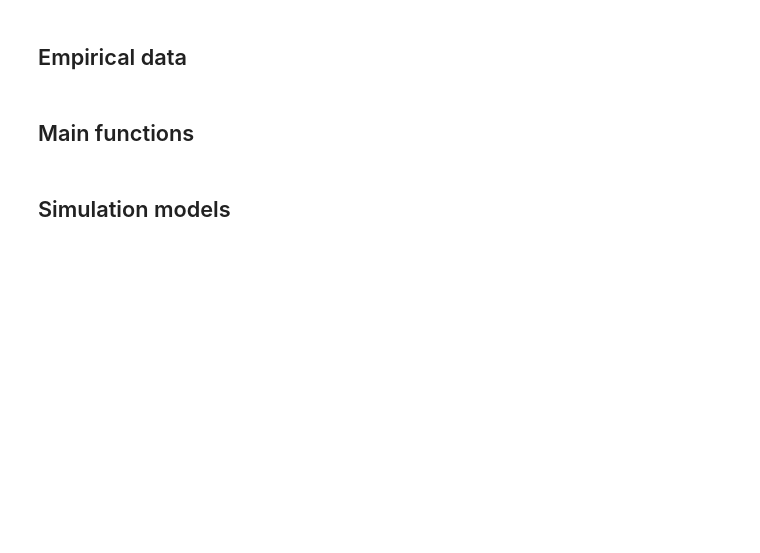
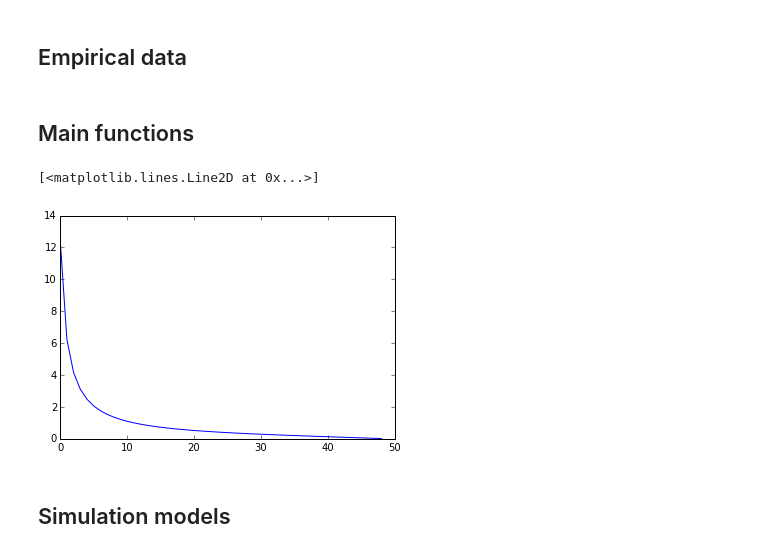
Before and after one commit to vankempen/Thesis, a Jupyter notebook: Simulation/Simulation.ipynb, the cells around one changed output. Drawn from its saved outputs; the diff is of its cells as text; code cells hidden in the pictures; blank space fills up the shorter version.

```diff
--- a/Simulation/Simulation.ipynb
+++ b/Simulation/Simulation.ipynb
@@ -72,6 +72,11 @@ def get_sellerProfits(ticketPrices, maturity, p_f, r, numberOfTrials=500):
         #sellerProfits.append(((sellerWTA*p_f - (pricesAtMaturity - ticketPrices))* custFlying * offerOption).sum().sum())
 
     return sellerProfits, totalSold/numberOfTrials
+# %%
+plot(Rs[1:])
+# %% [output]
+[<matplotlib.lines.Line2D at 0x...>]
+[figure, added]
 # %% [markdown]
 ## Simulation models
 # %% [markdown]
```
Also changed, not shown: parts of 9 cells of this notebook, 3 other files.
